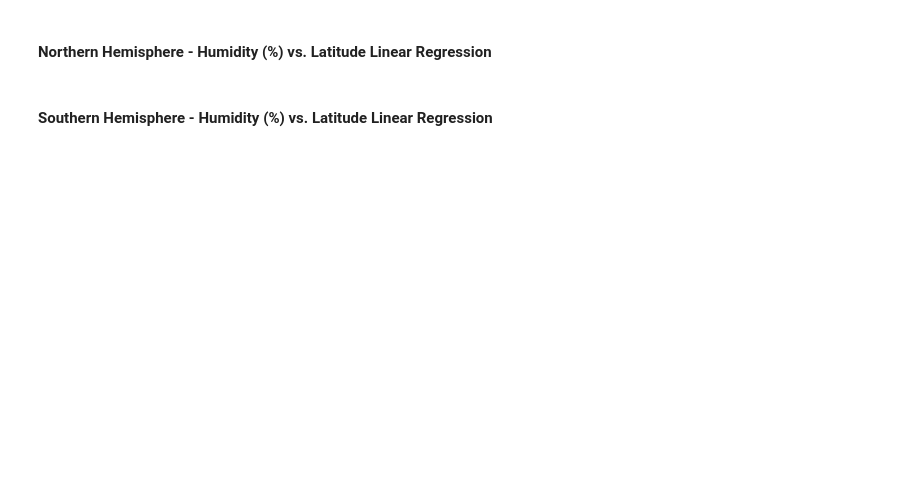
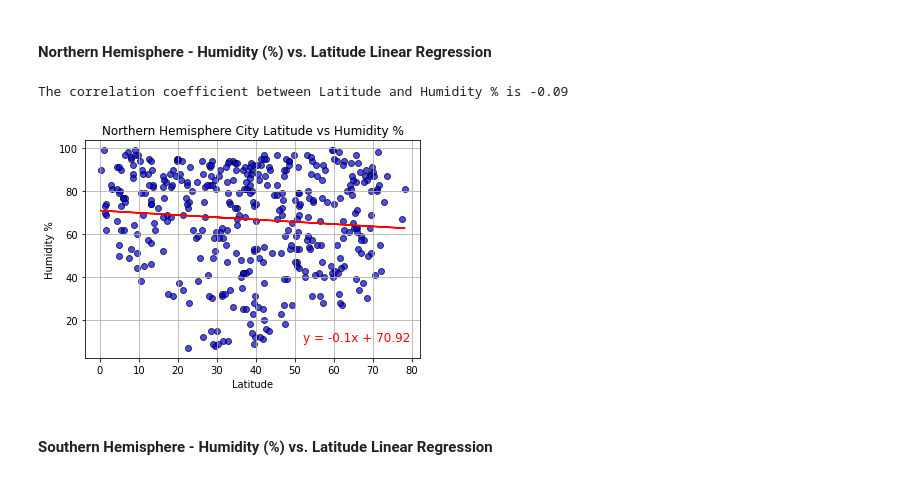
Before and after one commit to cseebec/collin-python-api-challenge, a Jupyter notebook: Weather/WeatherPy.ipynb, the cells around one changed output. Cells and saved outputs as stored; diff of their text form; code cells hidden in the pictures; blank space fills up the shorter version.

```diff
--- a/Weather/WeatherPy.ipynb
+++ b/Weather/WeatherPy.ipynb
@@ -279,4 +289,29 @@ plt.show()
 # %% [markdown]
 ####  Northern Hemisphere - Humidity (%) vs. Latitude Linear Regression
+# %%
+# Add the linear regression equation and line to plot
+x_values = northern_df['Latitude']
+y_values = northern_df['Humidity %']
+
+(slope, intercept, rvalue, pvalue, stderr) = linregress(x_values, y_values)
+regress_values = x_values * slope + intercept
+line_eq = "y = " + str(round(slope,2)) + "x + " + str(round(intercept,2))
+plt.scatter(x_values,y_values, marker="o", facecolors="blue", edgecolors="black", alpha =0.7)
+plt.plot(x_values,regress_values,"r-")
+plt.annotate(line_eq,(52,10),fontsize=12,color="red")
+plt.title("Northern Hemisphere City Latitude vs Humidity %")
+plt.ylabel("Humidity %")
+plt.xlabel("Latitude")
+plt.grid(True)
+
+plt.savefig("output_data/Northern_Lat_vs_Humidity.png")
+
+correlation = st.pearsonr(northern_df['Latitude'], northern_df['Humidity %'])
+print(f"The correlation coefficient between Latitude and Humidity % is {round(correlation[0],2)}")
+
+plt.show()
+# %% [output]
+The correlation coefficient between Latitude and Humidity % is -0.09
+[figure, added]
 # %% [markdown]
 ####  Southern Hemisphere - Humidity (%) vs. Latitude Linear Regression
```
Also changed, not shown: parts of 19 cells of this notebook, 14 other files.
